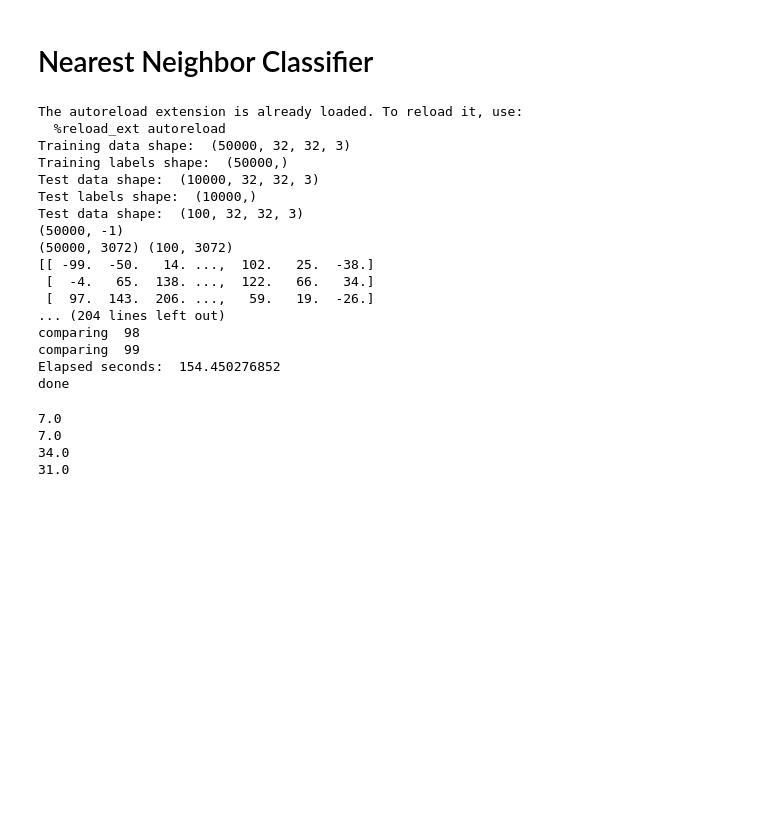
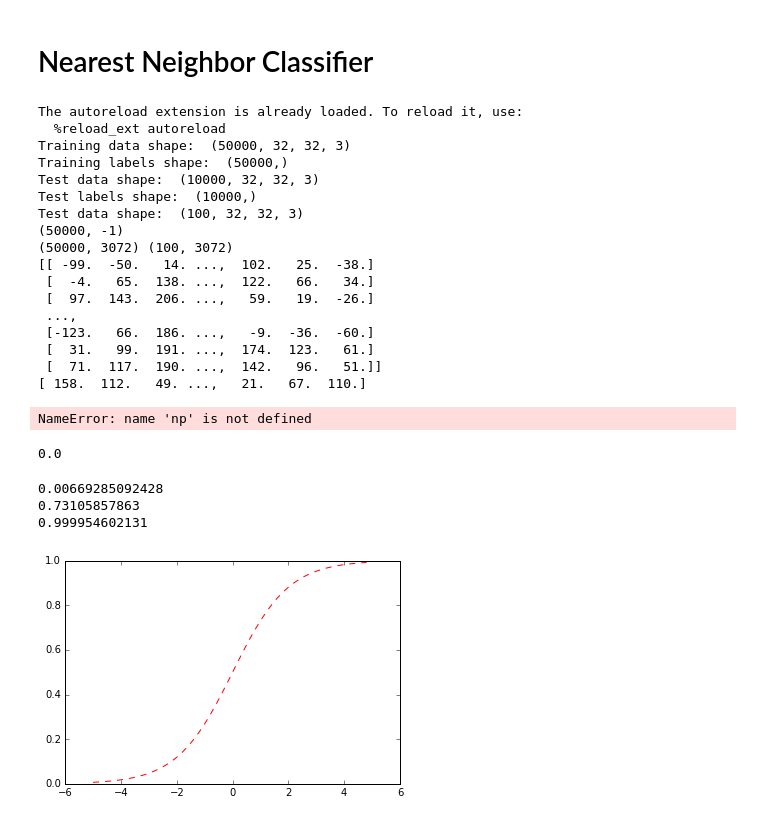
Before and after one commit to carsontang/computer-vision-tutorial, a Jupyter notebook: nn.ipynb, the cells around one changed output. Saved outputs shown, nothing was run; the diff lists cells and outputs as text; code cells hidden in the pictures; blank space fills up the shorter version.

```diff
--- a/nn.ipynb
+++ b/nn.ipynb
@@ -38,15 +38,15 @@ print X_train - X_test[0, :]
 print X_test[0, :]
 nn = NearestNeighbor()
 nn.train(X_train, y_train)
-start_time = time.time()
-Y_pred_euclidean = nn.predict_euclidean(X_test)
-elapsed_seconds = time.time() - start_time
-print "Elapsed seconds: ", elapsed_seconds
-start_time = time.time()
-Y_pred_manhattan = nn.predict_manhattan(X_test)
-elapsed_seconds = time.time() - start_time
-print "Elapsed seconds: ", elapsed_seconds
-print 'done'
+# start_time = time.time()
+# Y_pred_euclidean = nn.predict_euclidean(X_test)
+# elapsed_seconds = time.time() - start_time
+# print "Elapsed seconds: ", elapsed_seconds
+# start_time = time.time()
+# Y_pred_manhattan = nn.predict_manhattan(X_test)
+# elapsed_seconds = time.time() - start_time
+# print "Elapsed seconds: ", elapsed_seconds
+# print 'done'
 # %% [output]
 The autoreload extension is already loaded. To reload it, use:
   %reload_ext autoreload
@@ -60,25 +60,19 @@ Test data shape:  (100, 32, 32, 3)
 [[ -99.  -50.   14. ...,  102.   25.  -38.]
  [  -4.   65.  138. ...,  122.   66.   34.]
  [  97.  143.  206. ...,   59.   19.  -26.]
-... (204 lines left out)
-comparing  98
-comparing  99
-Elapsed seconds:  154.450276852
-done
+ ...,
+ [-123.   66.  186. ...,   -9.  -36.  -60.]
+ [  31.   99.  191. ...,  174.  123.   61.]
+ [  71.  117.  190. ...,  142.   96.   51.]]
+[ 158.  112.   49. ...,   21.   67.  110.]
 # %%
-def calculate_accuracy(Ypred, y_test):
-    return len(np.nonzero(Y_pred == y_test)[0])*1.0/len(Y_pred)
-
-print calculate_accuracy(Y_pred_manhattan, y_test)
-print calculate_accuracy(Y_pred_euclidean, y_test)
 print len(np.nonzero(Y_pred_manhattan == y_test)[0])*1.0/len(Y_pred)
 print len(np.nonzero(Y_pred_euclidean == y_test)[0])*1.0/len(Y_pred)
-# print Y_pred
-# print y_test
-# print len(np.nonzero(Y_pred == y_test)[0])*1.0/len(Y_pred)
-# print len(Y_pred)/len(Y_pred)
 # %% [output]
-7.0
-7.0
-34.0
-31.0
+NameError: name 'np' is not defined
+# %%
+dists = np.zeros((2, 5))
+print dists[0,0]
+#from knn import KNearestNeighbor
+# %% [output]
+0.0
@@ -84,0 +121,17 @@ print len(np.nonzero(Y_pred_euclidean == y_test)[0])*1.0/len(Y_pred)
+# %%
+%matplotlib inline
+t = np.arange(-5, 5, 0.2)
+
+def sigmoid(t):
+    return 1/(1 + np.exp(-t))
+
+print sigmoid(-5)
+print sigmoid(1)
+print sigmoid(10)
+plt.plot(t, 1/(1 + np.exp(-t)), 'r--')
+plt.show()
+# %% [output]
+0.00669285092428
+0.73105857863
+0.999954602131
+[figure, added]
```
Also changed, not shown: parts of 1 cell of this notebook, 3 other files.
